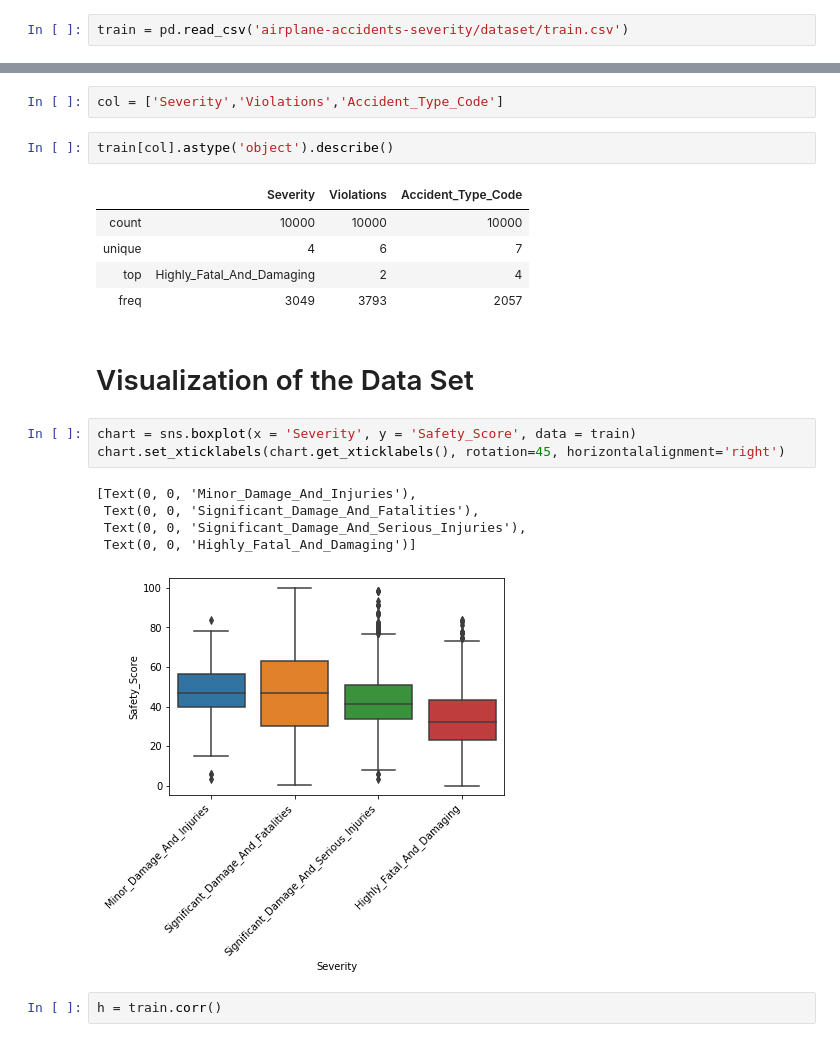
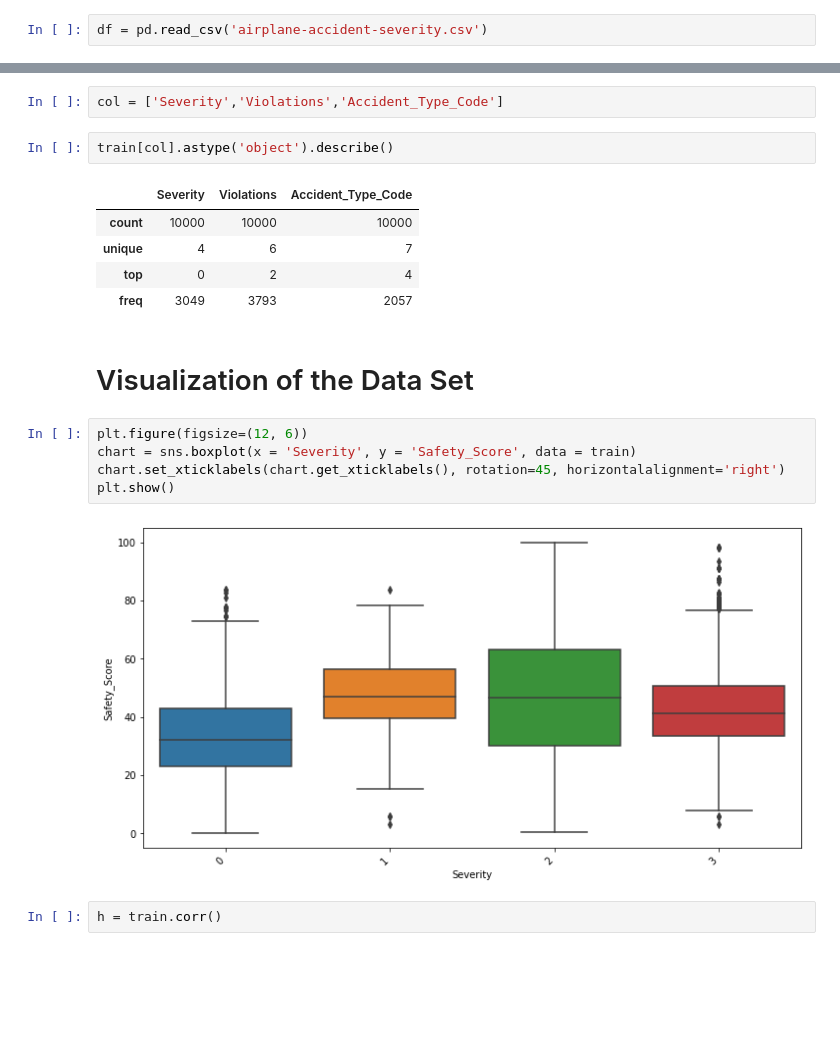
Before and after one commit to chawla201/Airplane-Accident-Severity-Prediction, a Jupyter notebook: Airplane_Accident_Severity_Prediction.ipynb, the cells around one changed output, grey strips where cells are left out. Drawn from its saved outputs; the diff is of its cells as text; blank space fills up the shorter version.

```diff
--- a/Airplane_Accident_Severity_Prediction.ipynb
+++ b/Airplane_Accident_Severity_Prediction.ipynb
@@ -24,4 +24,4 @@ The benefits of practicing this problem by using Machine Learning techniques are
 1. This challenge encouraged us to apply our Machine Learning skills to build models that can anticipate the severity of any airplane accident
 2. This challenge helped us enhance our knowledge of classification actively. Classification is one of the basic building blocks of Machine Learning
 # %%
-train = pd.read_csv('airplane-accidents-severity/dataset/train.csv')
+df = pd.read_csv('airplane-accident-severity.csv')
@@ -102,18 +102,16 @@ train[col].astype('object').describe()
 |  | Severity | Violations | Accident_Type_Code |
 | count | 10000 | 10000 | 10000 |
 | unique | 4 | 6 | 7 |
-| top | Highly_Fatal_And_Damaging | 2 | 4 |
+| top | 0 | 2 | 4 |
 | freq | 3049 | 3793 | 2057 |
 # %% [markdown]
 # Visualization of the Data Set
 # %%
+plt.figure(figsize=(12, 6))
 chart = sns.boxplot(x = 'Severity', y = 'Safety_Score', data = train)
 chart.set_xticklabels(chart.get_xticklabels(), rotation=45, horizontalalignment='right')
+plt.show()
 # %% [output]
-[Text(0, 0, 'Minor_Damage_And_Injuries'),
- Text(0, 0, 'Significant_Damage_And_Fatalities'),
- Text(0, 0, 'Significant_Damage_And_Serious_Injuries'),
- Text(0, 0, 'Highly_Fatal_And_Damaging')]
-[figure, old version]
+[figure, new version]
 # %%
 h = train.corr()
```
Also changed, not shown: parts of 44 cells of this notebook, 1 other file.
